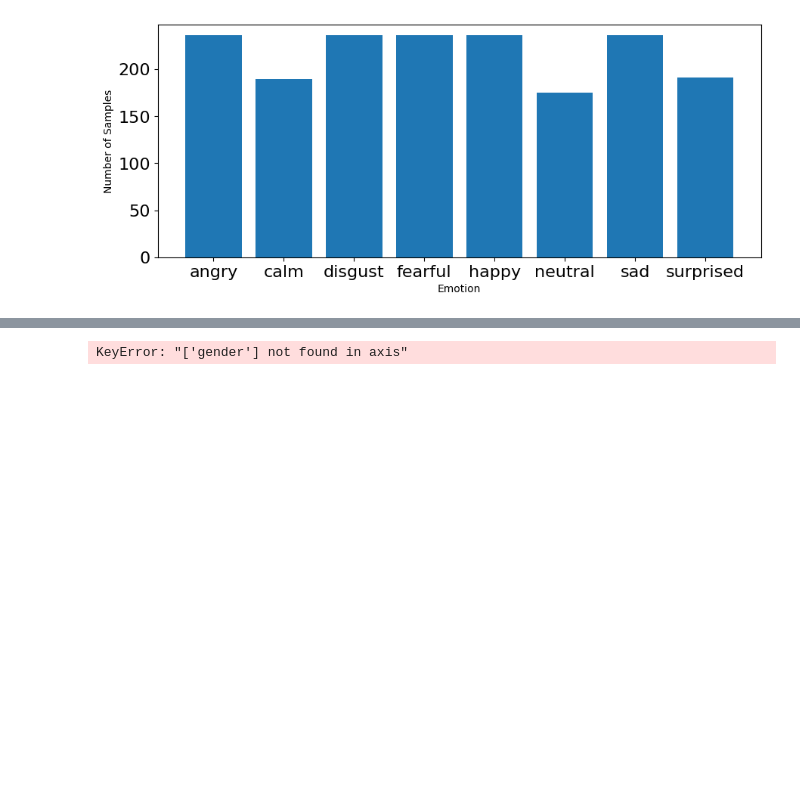
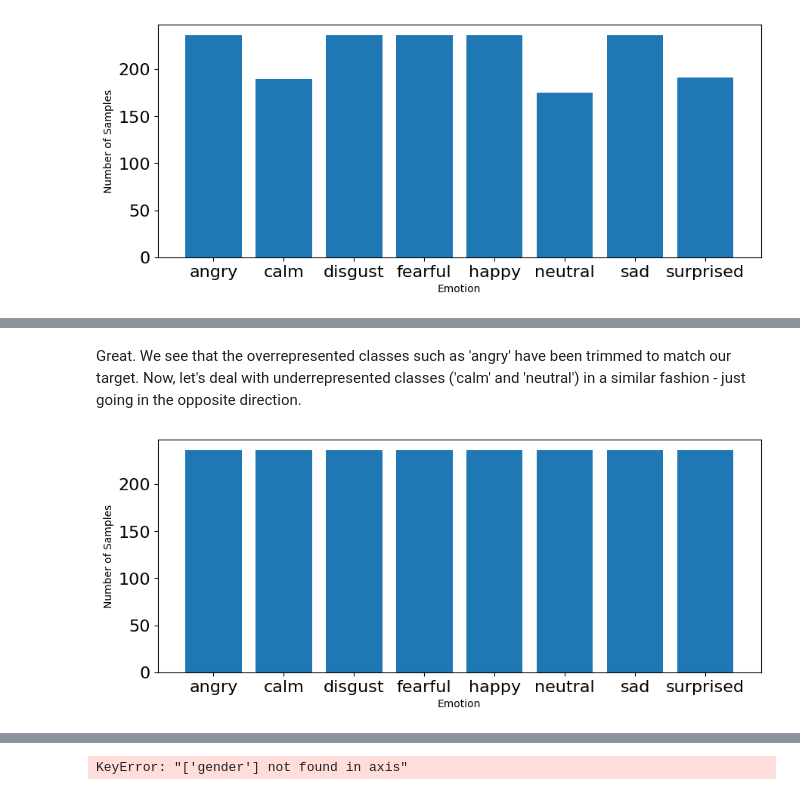
Before and after one commit to shaaagri/iat481-wk3, a Jupyter notebook: Week_3_MachineLearning.ipynb, the cells around one changed output, grey strips where cells are left out. Cells and saved outputs as stored; diff of their text form; code cells hidden in the pictures; blank space fills up the shorter version.

```diff
--- a/Week_3_MachineLearning.ipynb
+++ b/Week_3_MachineLearning.ipynb
@@ -527,7 +527,7 @@ labels, counts = np.unique(emotions, return_counts=True)
 # For the oversized bins like 'angry' we set the target count for imblearn
 # If it does not exceed the target count, no need to under-sample
 for i, l in enumerate(labels):
-  target_counts[l] = counts[i] if counts[i] < target_count else target_count
+  target_counts[l] = counts[i] if counts[i] <= target_count else target_count
 
 # Student code ends
 
@@ -564,0 +540,26 @@ features
+# %% [markdown]
+Great. We see that the overrepresented classes such as 'angry' have been trimmed to match our target. Now, let's deal with underrepresented classes ('calm' and 'neutral') in a similar fashion - just going in the opposite direction.
+# %%
+# Credits: https://www.analyticsvidhya.com/blog/2020/07/10-techniques-to-deal-with-class-imbalance-in-machine-learning/
+
+# import library
+from imblearn.over_sampling import RandomOverSampler
+
+# Student code begins
+target_counts = dict()
+labels, counts = np.unique(emotions_rus, return_counts=True)
+
+# For the undersized bins like 'neutral' we set the target count for imblearn
+# If the size is not lower than the target count, no need to over-sample
+for i, l in enumerate(labels):
+  target_counts[l] = counts[i] if counts[i] >= target_count else target_count
+# Student code ends
+
+ros = RandomOverSampler(sampling_strategy=target_counts, random_state=42)
+
+# fit predictor and target variable
+features_ros, emotions_ros = ros.fit_resample(features_rus, emotions_rus)
+
+plot_emotions(emotions_ros)
+# %% [output]
+[figure, added]
```
Also changed, not shown: parts of 4 cells of this notebook.
